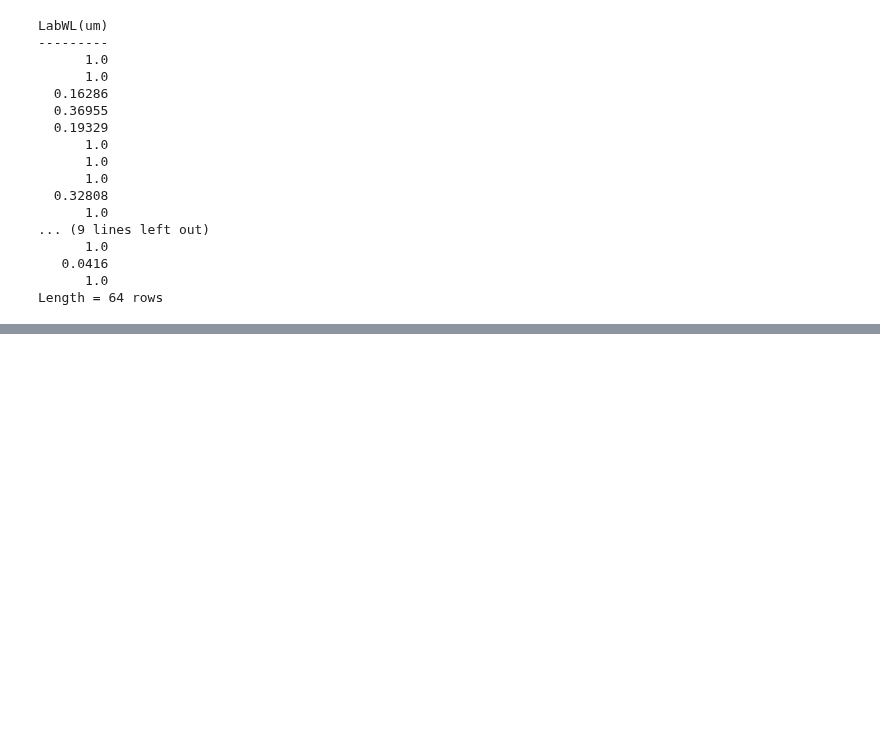
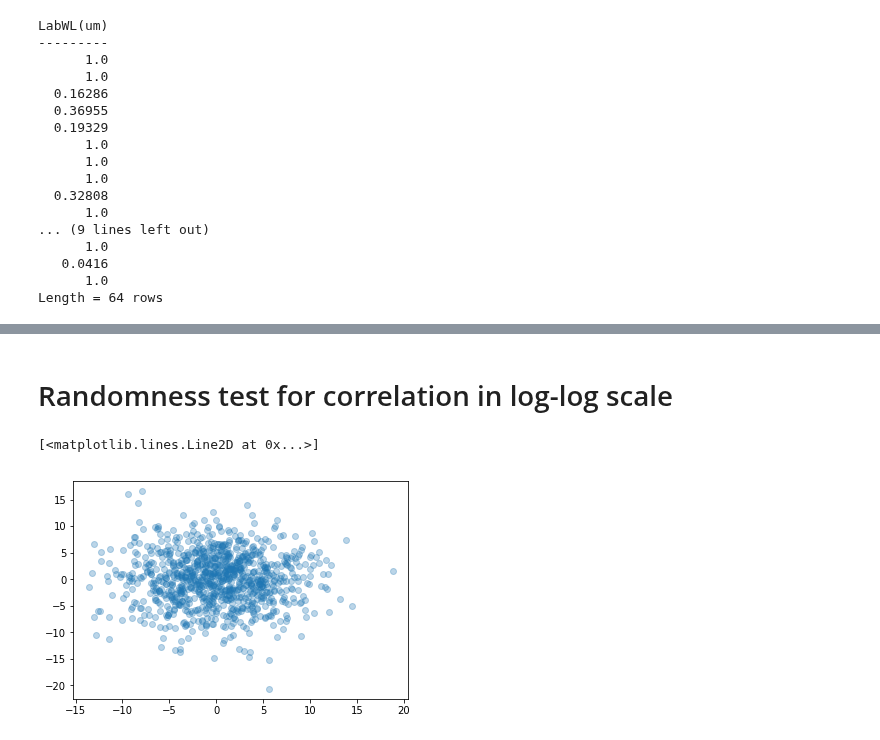
Before and after one commit to yaolun/misc, a Jupyter notebook: test_py3.ipynb, the cells around one changed output, grey strips where cells are left out. Cells and saved outputs as stored; diff of their text form; code cells hidden in the pictures; blank space fills up the shorter version.

```diff
--- a/test_py3.ipynb
+++ b/test_py3.ipynb
@@ -244,0 +321,14 @@ Length = 64 rows
+# %% [markdown]
+# Randomness test for correlation in log-log scale
+# %%
+%matplotlib inline
+import numpy as np
+import matplotlib.pyplot as plt
+
+x = np.random.normal(loc=0, scale=5, size=1000)
+y = np.random.normal(loc=0, scale=5, size=1000)
+
+plt.plot(x,y, 'o', alpha=0.3)
+# %% [output]
+[<matplotlib.lines.Line2D at 0x...>]
+[figure, added]
```
Also changed, not shown: parts of 16 cells of this notebook.
